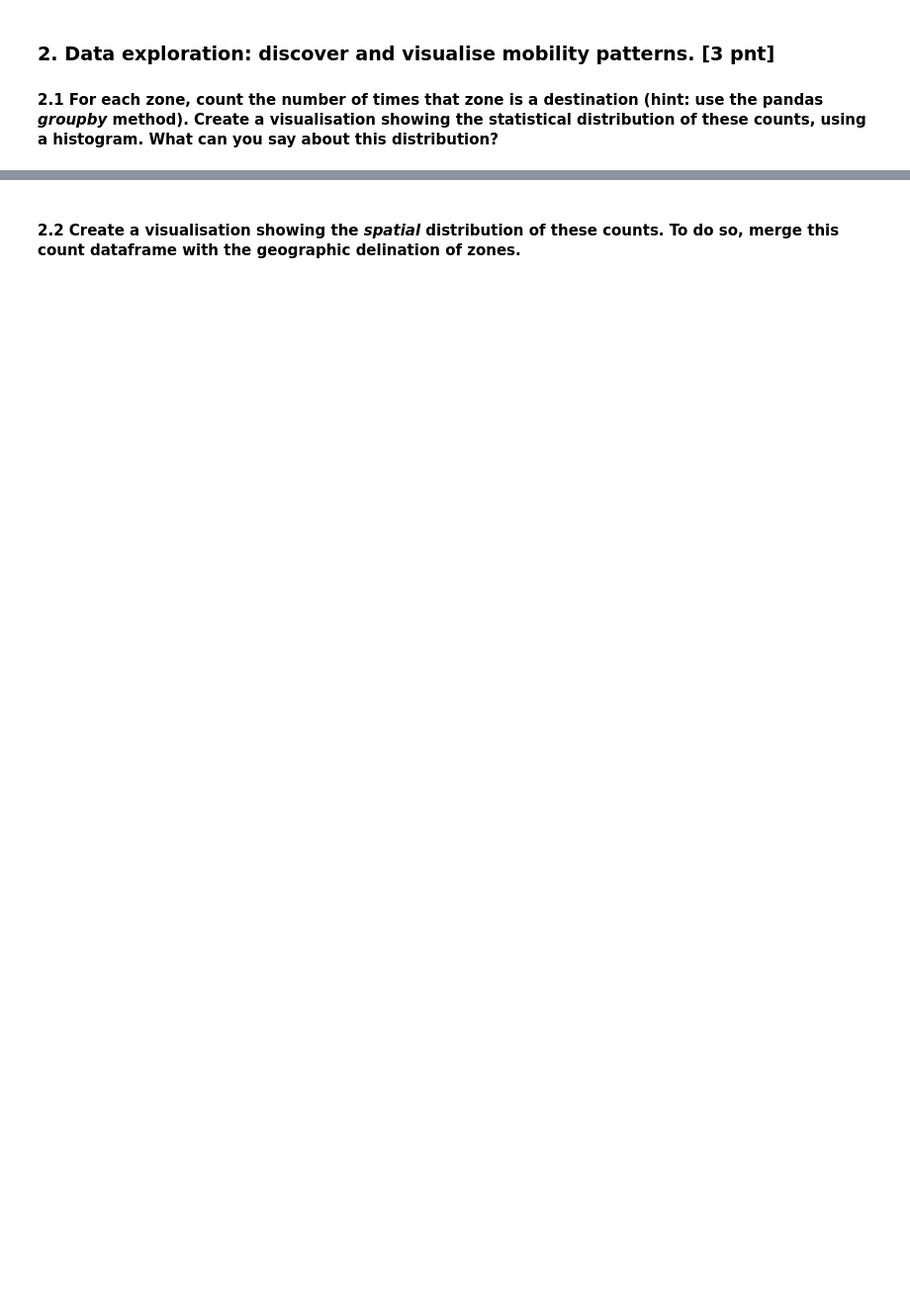
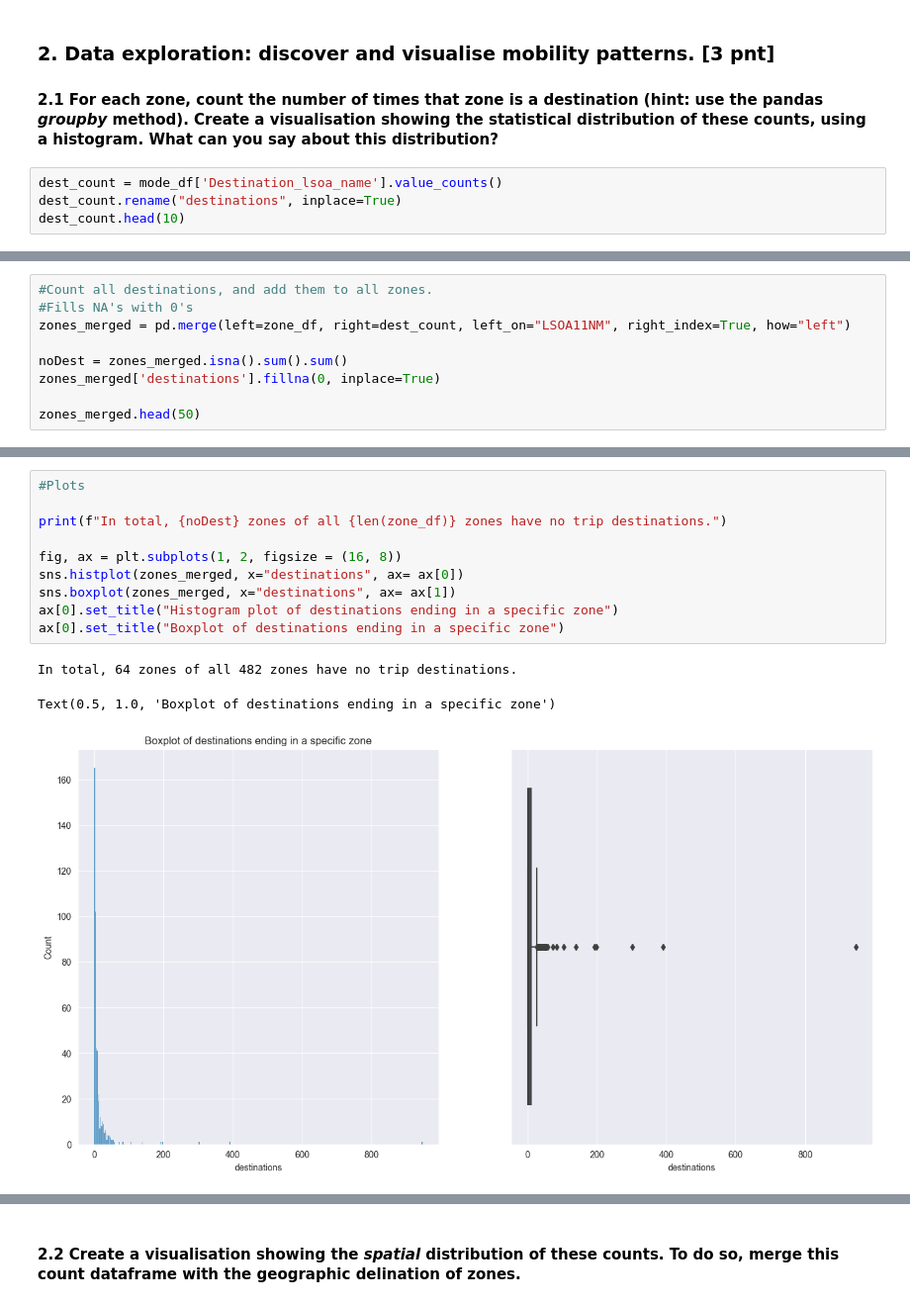
Before and after one commit to hjdeheer/TPM34A_Lab, a Jupyter notebook: Assignments/assignment_02/assignment_02.ipynb, the cells around one changed output, grey strips where cells are left out. Shown at 99% size. Cells and saved outputs as stored; diff of their text form; blank space fills up the shorter version.

```diff
--- a/Assignments/assignment_02/assignment_02.ipynb
+++ b/Assignments/assignment_02/assignment_02.ipynb
@@ -134,3 +224,7 @@ pd.set_option('display.max_columns', None)
 # %% [markdown]
 ### 2. Data exploration: discover and visualise mobility patterns. [3 pnt]
 #### 2.1 For each zone, count the number of times that zone is a destination (hint: use the pandas *groupby* method). Create a visualisation showing the statistical distribution of these counts, using a histogram. What can you say about this distribution?
+# %%
+dest_count = mode_df['Destination_lsoa_name'].value_counts()
+dest_count.rename("destinations", inplace=True)
+dest_count.head(10)
@@ -136,0 +243,9 @@ pd.set_option('display.max_columns', None)
+# %%
+#Count all destinations, and add them to all zones.
+#Fills NA's with 0's
+zones_merged = pd.merge(left=zone_df, right=dest_count, left_on="LSOA11NM", right_index=True, how="left")
+
+noDest = zones_merged.isna().sum().sum()
+zones_merged['destinations'].fillna(0, inplace=True)
+
+zones_merged.head(50)
@@ -136,0 +270,14 @@ pd.set_option('display.max_columns', None)
+# %%
+#Plots
+
+print(f"In total, {noDest} zones of all {len(zone_df)} zones have no trip destinations.")
+
+fig, ax = plt.subplots(1, 2, figsize = (16, 8))
+sns.histplot(zones_merged, x="destinations", ax= ax[0])
+sns.boxplot(zones_merged, x="destinations", ax= ax[1])
+ax[0].set_title("Histogram plot of destinations ending in a specific zone")
+ax[0].set_title("Boxplot of destinations ending in a specific zone")
+# %% [output]
+In total, 64 zones of all 482 zones have no trip destinations.
+Text(0.5, 1.0, 'Boxplot of destinations ending in a specific zone')
+[figure, added]
```
Also changed, not shown: parts of 34 cells of this notebook, 3 other files.
